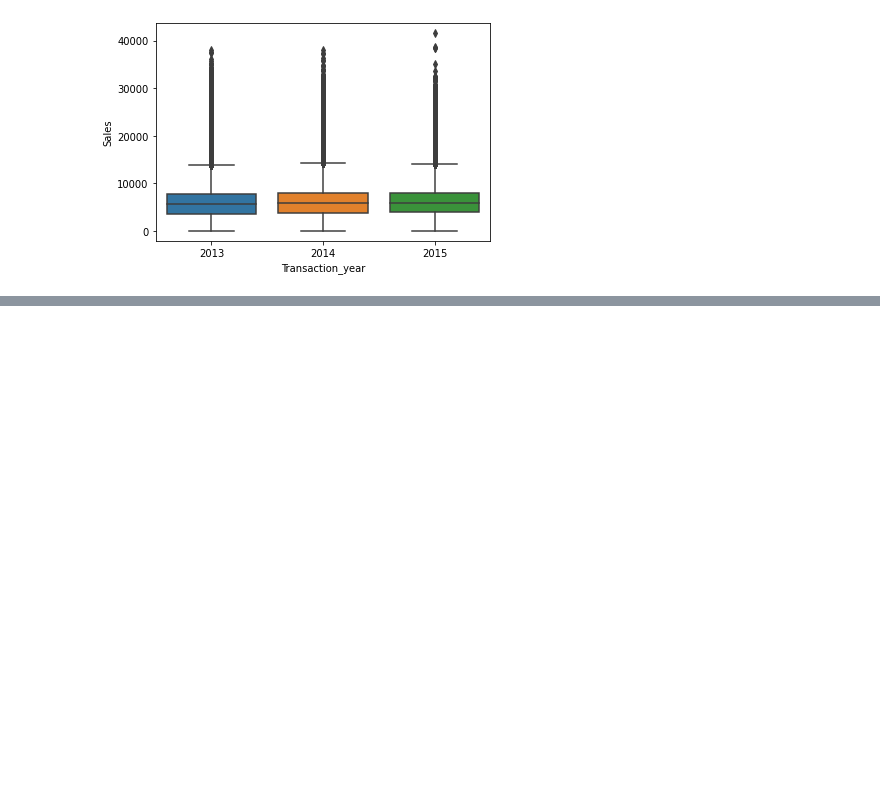
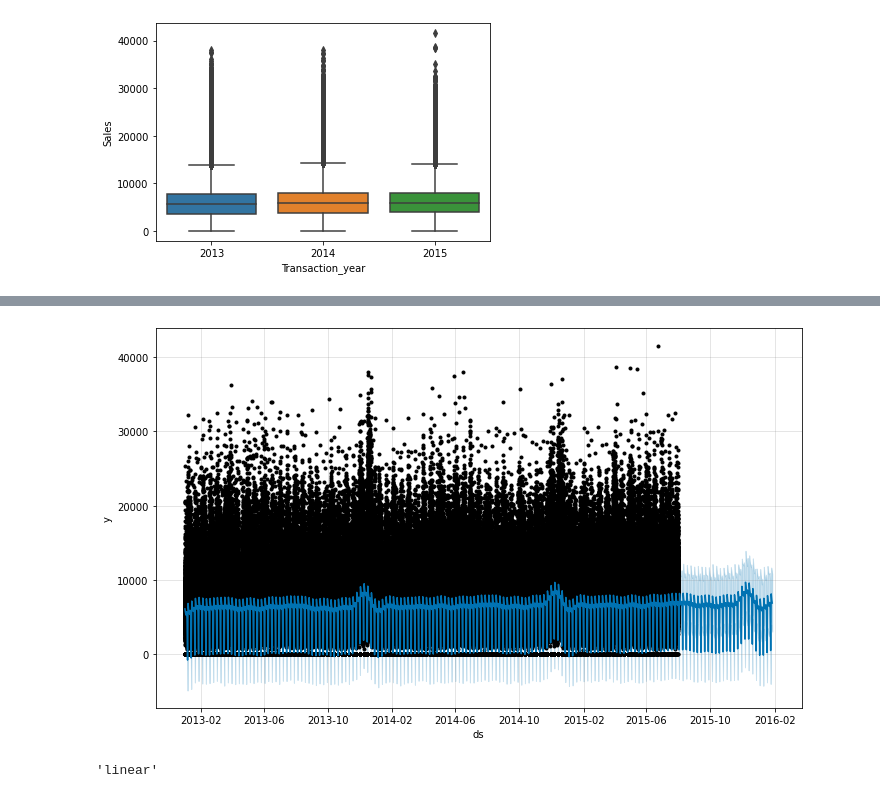
Before and after one commit to omkar123katare/Capstone_2_Retail_sales_prediction, a Jupyter notebook: retail_sales__predicton_capstone_2.ipynb, the cells around one changed output, grey strips where cells are left out. Drawn from its saved outputs; the diff is of its cells as text; code cells hidden in the pictures; blank space fills up the shorter version.

```diff
--- a/retail_sales__predicton_capstone_2.ipynb
+++ b/retail_sales__predicton_capstone_2.ipynb
@@ -698,0 +737,8 @@ Data Preparation for
+# %%
+figure3=model.plot(forecast)
+# %% [output]
+[figure, added]
+# %%
+model.growth
+# %% [output]
+'linear'
```
Also changed, not shown: parts of 16 cells of this notebook.
